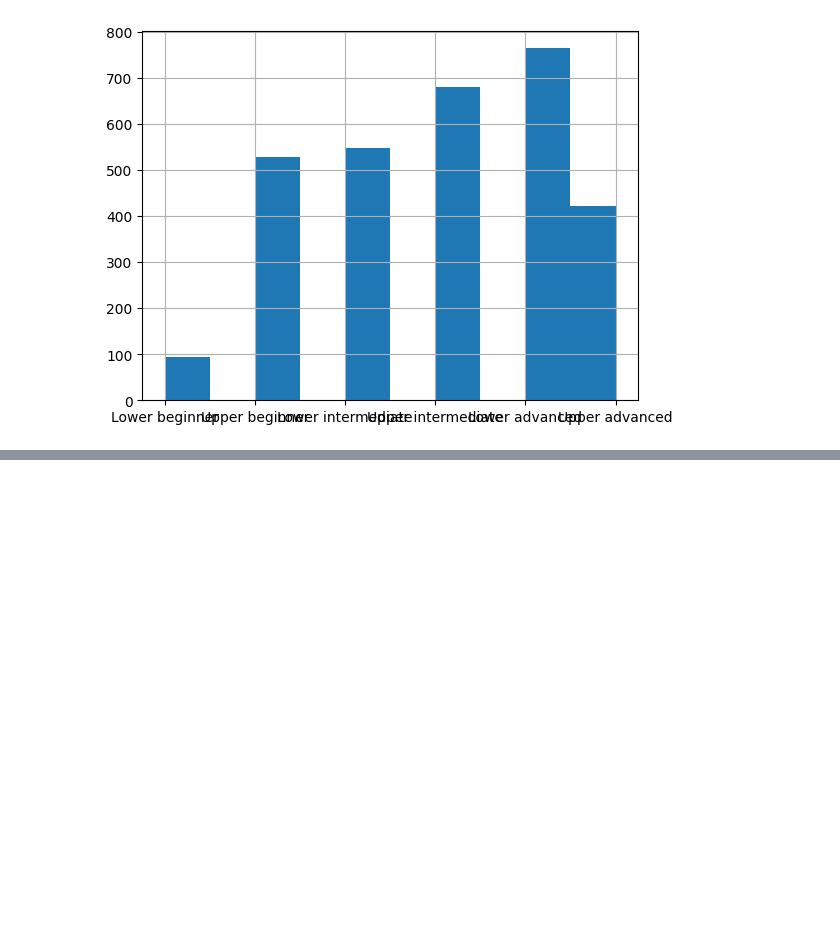
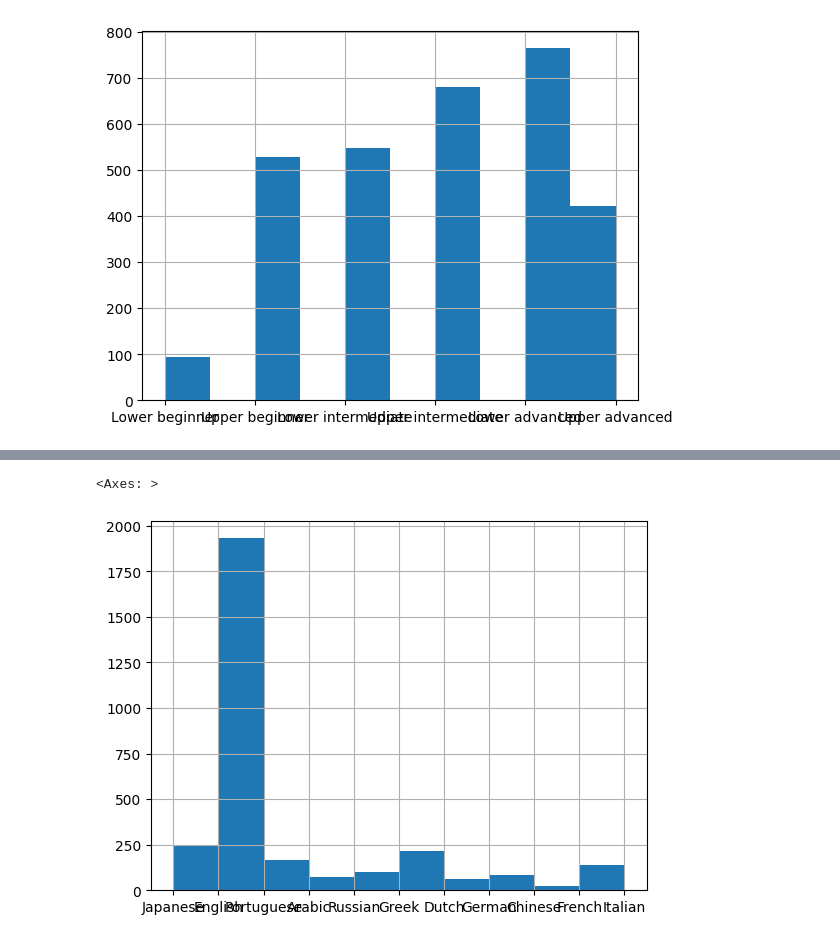
Before and after one commit to berstearns/garbage_collector, a Jupyter notebook: CCT/stats/CA1statistics.ipynb, the cells around one changed output, grey strips where cells are left out. Saved outputs shown, nothing was run; the diff lists cells and outputs as text; code cells hidden in the pictures; blank space fills up the shorter version.

```diff
--- a/CCT/stats/CA1statistics.ipynb
+++ b/CCT/stats/CA1statistics.ipynb
@@ -242,0 +325,5 @@ selected_dataframe["Proficiency"].hist()
+# %%
+selected_dataframe["L1"].hist()
+# %% [output]
+<Axes: >
+[figure, added]
```
Also changed, not shown: parts of 17 cells of this notebook.
